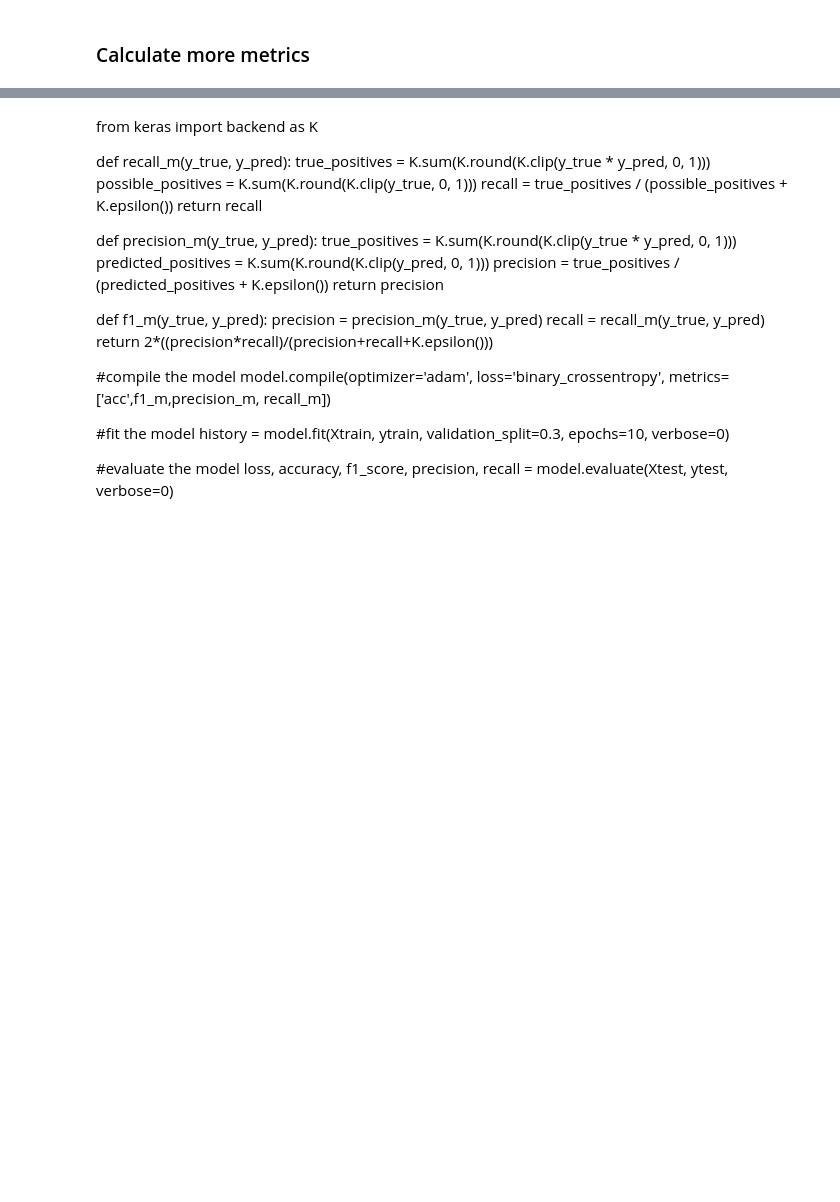
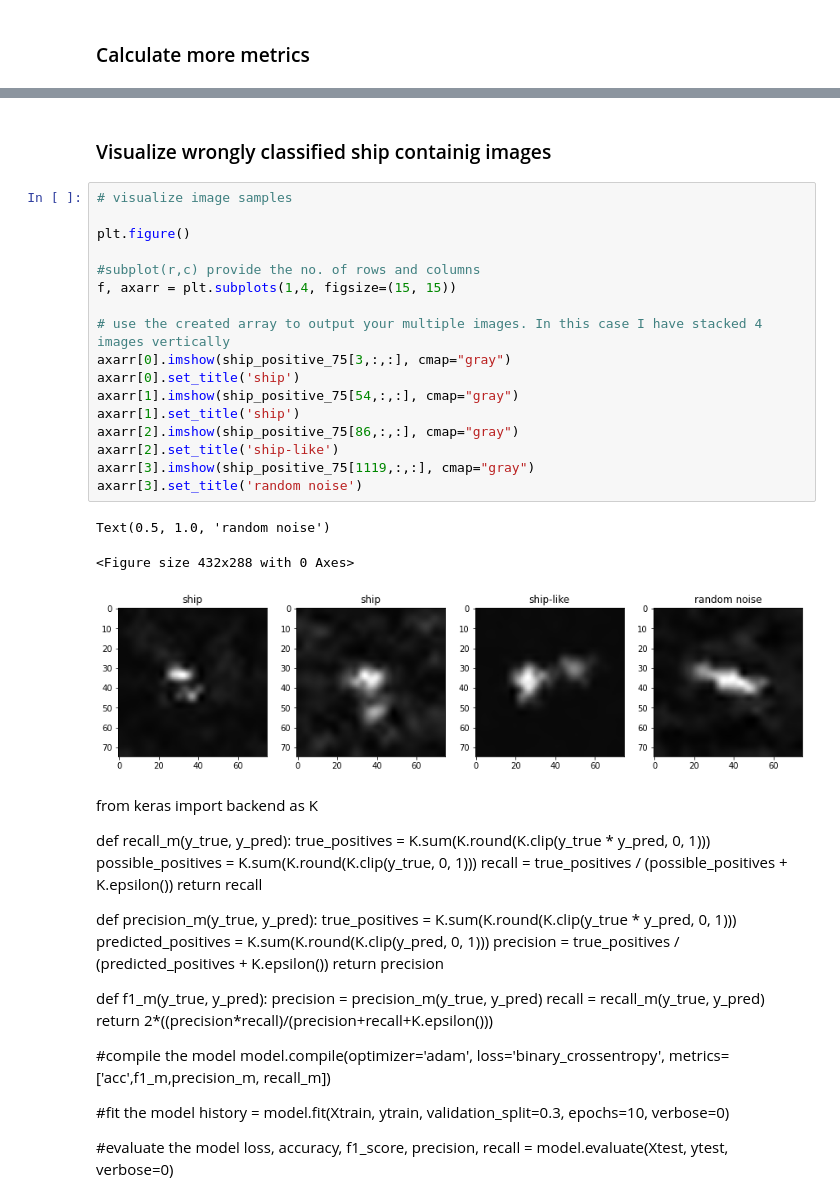
Before and after one commit to armkhudinyan/sar-ship-detect, a Jupyter notebook: scripts/ship_detect_very_deep_learn_data.ipynb, the cells around one changed output, grey strips where cells are left out. Saved outputs shown, nothing was run; the diff lists cells and outputs as text; blank space fills up the shorter version.

Commit message:
Vizualize wrong classified ship chips

```diff
--- a/scripts/ship_detect_very_deep_learn_data.ipynb
+++ b/scripts/ship_detect_very_deep_learn_data.ipynb
@@ -382,3 +393,26 @@ AttributeError: 'Sequential' object has no attribute 'predict_class'
+# %% [markdown]
+### Visualize wrongly classified ship containig images
+# %%
+# visualize image samples
+
+plt.figure()
+
+#subplot(r,c) provide the no. of rows and columns
+f, axarr = plt.subplots(1,4, figsize=(15, 15))
+
+# use the created array to output your multiple images. In this case I have stacked 4 images vertically
+axarr[0].imshow(ship_positive_75[3,:,:], cmap="gray")
+axarr[0].set_title('ship')
+axarr[1].imshow(ship_positive_75[54,:,:], cmap="gray")
+axarr[1].set_title('ship')
+axarr[2].imshow(ship_positive_75[86,:,:], cmap="gray")
+axarr[2].set_title('ship-like')
+axarr[3].imshow(ship_positive_75[1119,:,:], cmap="gray")
+axarr[3].set_title('random noise')
+# %% [output]
+Text(0.5, 1.0, 'random noise')
+<Figure size 432x288 with 0 Axes>
+[figure, added]
 # %% [markdown]
 from keras import backend as K
 
```
Also changed, not shown: parts of 3 cells of this notebook.
